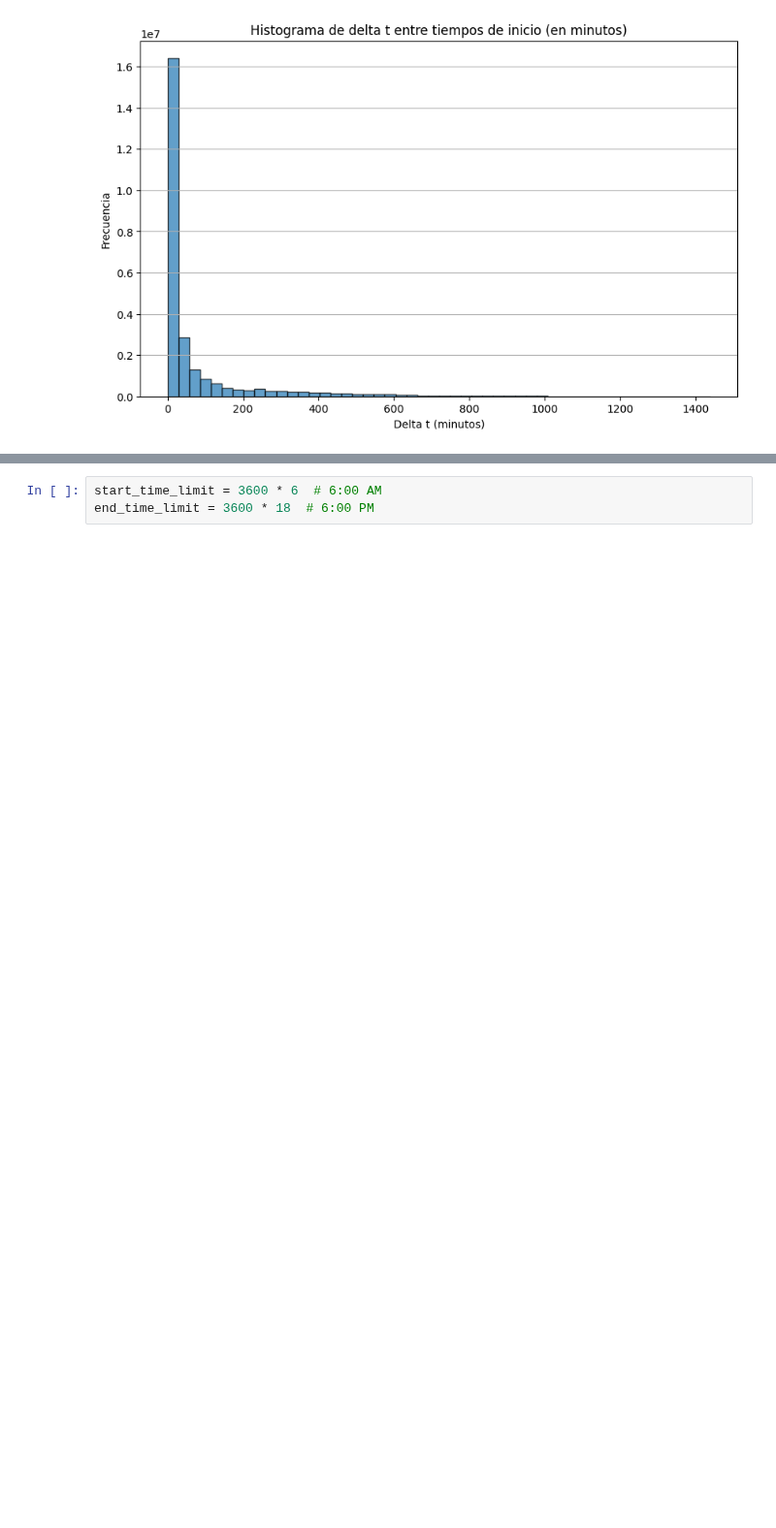
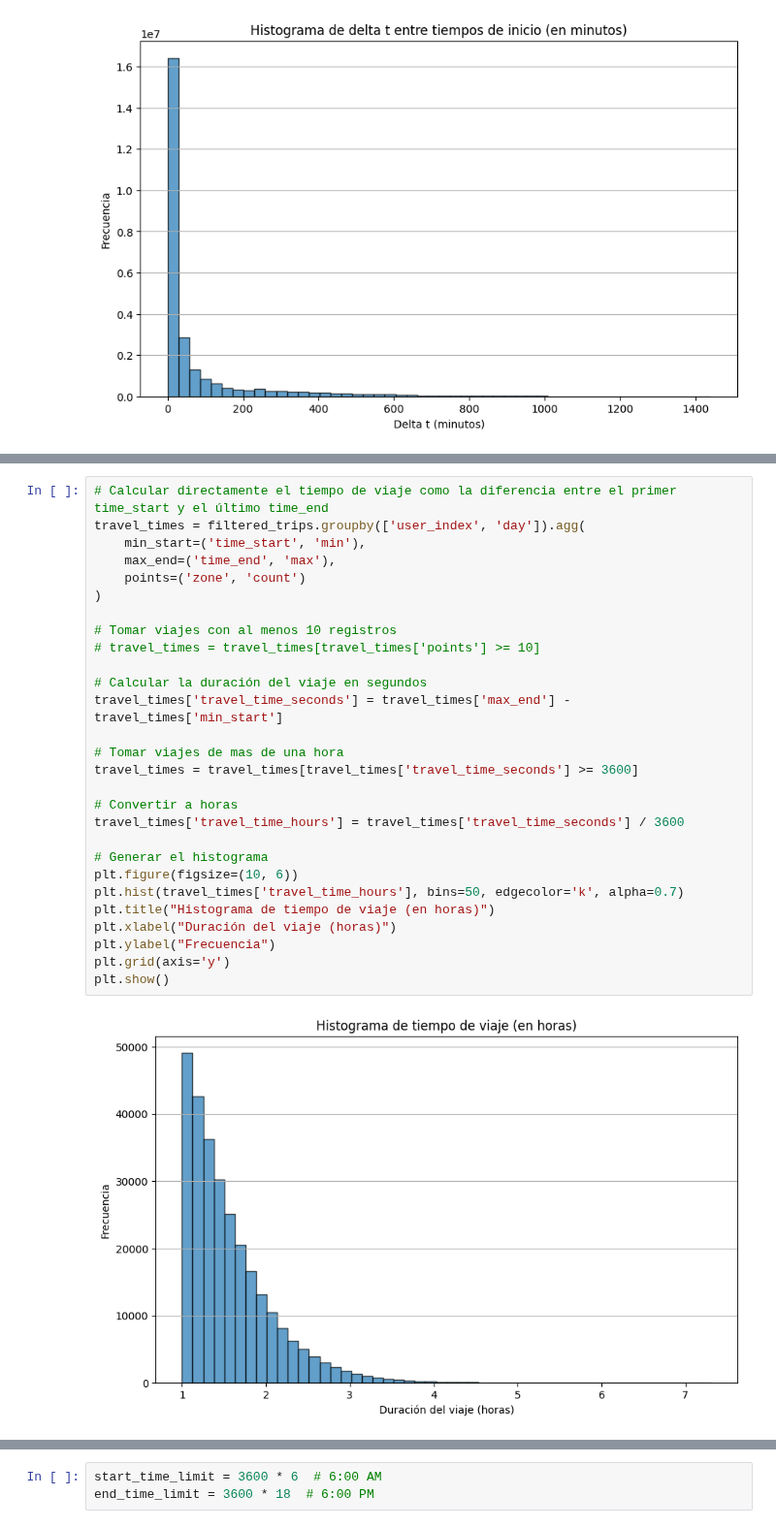
Before and after one commit to alexsierra45/thesis, a Jupyter notebook: src/notebooks/initial_etecsa_data_analisys.ipynb, the cells around one changed output, grey strips where cells are left out. Shown at 97% size. Cells and saved outputs as stored; diff of their text form; blank space fills up the shorter version.

```diff
--- a/src/notebooks/initial_etecsa_data_analisys.ipynb
+++ b/src/notebooks/initial_etecsa_data_analisys.ipynb
@@ -117,0 +133,30 @@ plt.show()
+# %%
+# Calcular directamente el tiempo de viaje como la diferencia entre el primer time_start y el último time_end
+travel_times = filtered_trips.groupby(['user_index', 'day']).agg(
+    min_start=('time_start', 'min'),
+    max_end=('time_end', 'max'),
+    points=('zone', 'count')
+)
+
+# Tomar viajes con al menos 10 registros
+# travel_times = travel_times[travel_times['points'] >= 10]
+
+# Calcular la duración del viaje en segundos
+travel_times['travel_time_seconds'] = travel_times['max_end'] - travel_times['min_start']
+
+# Tomar viajes de mas de una hora
+travel_times = travel_times[travel_times['travel_time_seconds'] >= 3600]
+
+# Convertir a horas
+travel_times['travel_time_hours'] = travel_times['travel_time_seconds'] / 3600
+
+# Generar el histograma
+plt.figure(figsize=(10, 6))
+plt.hist(travel_times['travel_time_hours'], bins=50, edgecolor='k', alpha=0.7)
+plt.title("Histograma de tiempo de viaje (en horas)")
+plt.xlabel("Duración del viaje (horas)")
+plt.ylabel("Frecuencia")
+plt.grid(axis='y')
+plt.show()
+# %% [output]
+[figure, added]
```
Also changed, not shown: parts of 21 cells of this notebook, 6 other files.
